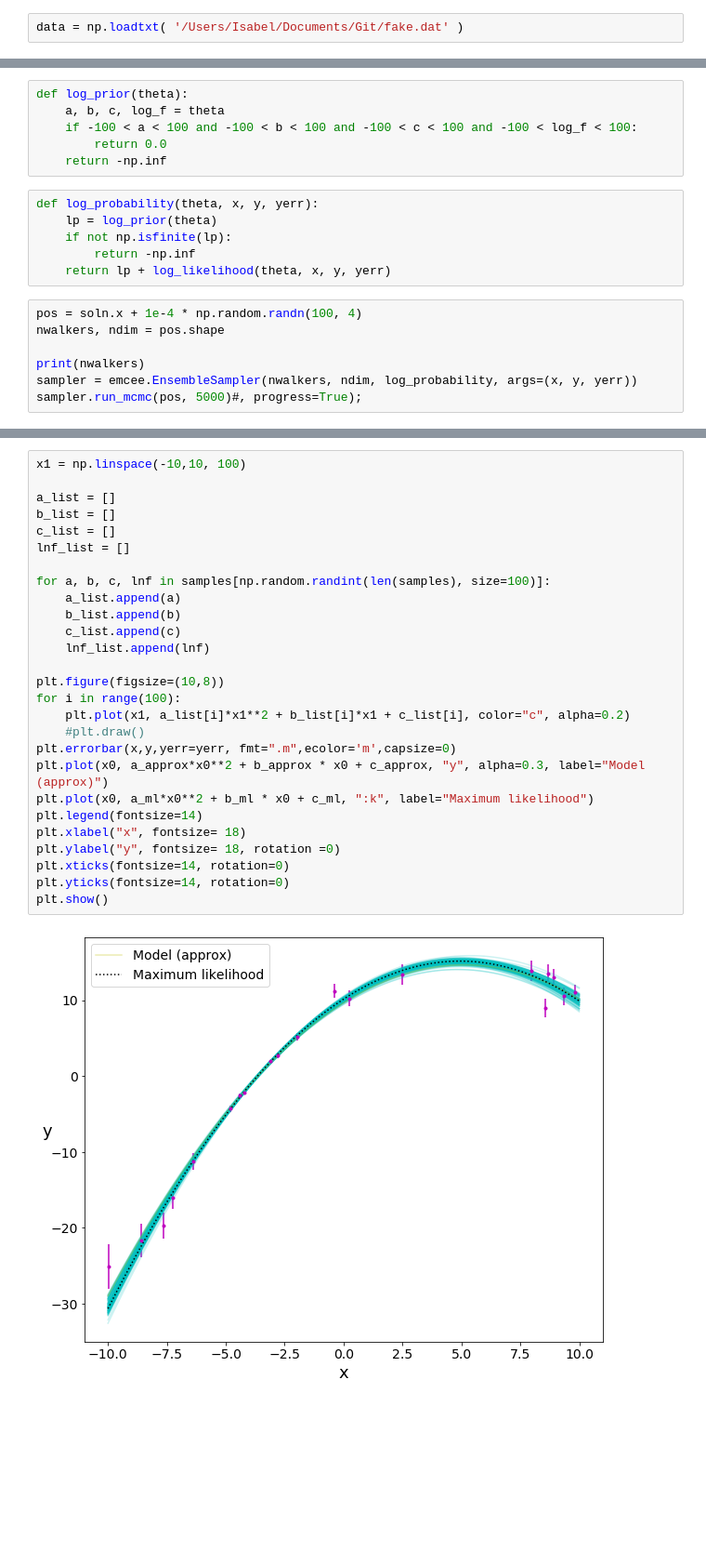
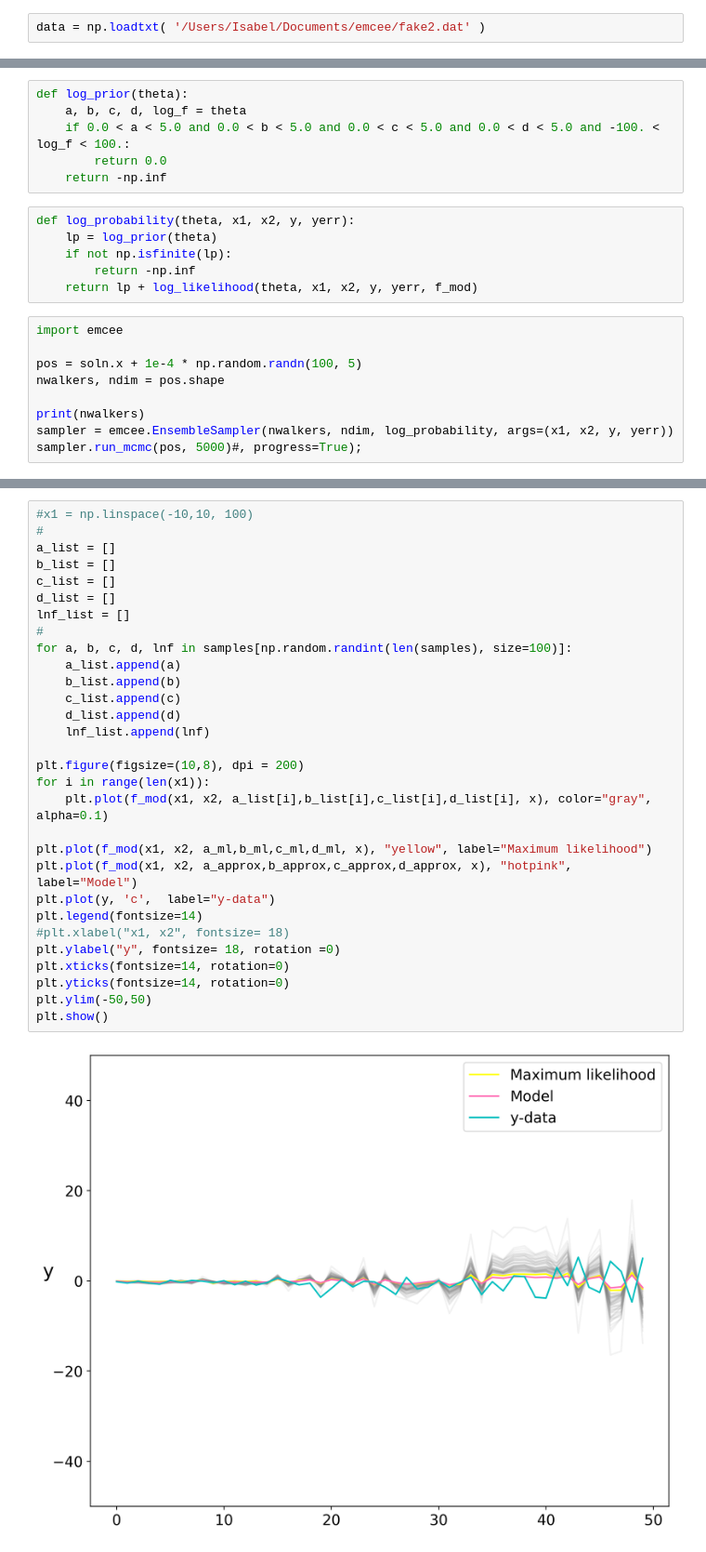
Before and after one commit to space-isa/emcee, a Jupyter notebook: emcee_fake_data_practice-Copy1.ipynb, the cells around one changed output, grey strips where cells are left out. Shown at 93% size. Cells and saved outputs as stored; diff of their text form; blank space fills up the shorter version.

```diff
--- a/emcee_fake_data_practice-Copy1.ipynb
+++ b/emcee_fake_data_practice-Copy1.ipynb
@@ -19,2 +16,2 @@ emcee version 2.2.1
 # %%
-data = np.loadtxt( '/Users/Isabel/Documents/Git/fake.dat' )
+data = np.loadtxt( '/Users/Isabel/Documents/emcee/fake2.dat' )
@@ -96,21 +155,23 @@ plt.show()
 # %%
 def log_prior(theta):
-    a, b, c, log_f = theta
-    if -100 < a < 100 and -100 < b < 100 and -100 < c < 100 and -100 < log_f < 100:
+    a, b, c, d, log_f = theta
+    if 0.0 < a < 5.0 and 0.0 < b < 5.0 and 0.0 < c < 5.0 and 0.0 < d < 5.0 and -100. < log_f < 100.:
         return 0.0
     return -np.inf
 # %%
-def log_probability(theta, x, y, yerr):
+def log_probability(theta, x1, x2, y, yerr):
     lp = log_prior(theta)
     if not np.isfinite(lp):
         return -np.inf
-    return lp + log_likelihood(theta, x, y, yerr)
+    return lp + log_likelihood(theta, x1, x2, y, yerr, f_mod)
 # %%
-pos = soln.x + 1e-4 * np.random.randn(100, 4)
+import emcee
+
+pos = soln.x + 1e-4 * np.random.randn(100, 5)
 nwalkers, ndim = pos.shape
 
 print(nwalkers)
-sampler = emcee.EnsembleSampler(nwalkers, ndim, log_probability, args=(x, y, yerr))
+sampler = emcee.EnsembleSampler(nwalkers, ndim, log_probability, args=(x1, x2, y, yerr))
 sampler.run_mcmc(pos, 5000)#, progress=True);
 # %% [output]
 100
@@ -143,29 +204,32 @@ fig.savefig("triangle.png")
 # %%
-x1 = np.linspace(-10,10, 100)
-
+#x1 = np.linspace(-10,10, 100)
+#
 a_list = []
 b_list = []
 c_list = []
+d_list = []
 lnf_list = []
-
-for a, b, c, lnf in samples[np.random.randint(len(samples), size=100)]:
+#
+for a, b, c, d, lnf in samples[np.random.randint(len(samples), size=100)]:
     a_list.append(a)
     b_list.append(b)
     c_list.append(c)
+    d_list.append(d)
     lnf_list.append(lnf)
 
-plt.figure(figsize=(10,8))
-for i in range(100):
-    plt.plot(x1, a_list[i]*x1**2 + b_list[i]*x1 + c_list[i], color="c", alpha=0.2)
-    #plt.draw()
-plt.errorbar(x,y,yerr=yerr, fmt=".m",ecolor='m',capsize=0)
-plt.plot(x0, a_approx*x0**2 + b_approx * x0 + c_approx, "y", alpha=0.3, label="Model (approx)")
-plt.plot(x0, a_ml*x0**2 + b_ml * x0 + c_ml, ":k", label="Maximum likelihood")
+plt.figure(figsize=(10,8), dpi = 200)
+for i in range(len(x1)):
+    plt.plot(f_mod(x1, x2, a_list[i],b_list[i],c_list[i],d_list[i], x), color="gray", alpha=0.1)
+
+plt.plot(f_mod(x1, x2, a_ml,b_ml,c_ml,d_ml, x), "yellow", label="Maximum likelihood")
+plt.plot(f_mod(x1, x2, a_approx,b_approx,c_approx,d_approx, x), "hotpink", label="Model")
+plt.plot(y, 'c',  label="y-data")
 plt.legend(fontsize=14)
-plt.xlabel("x", fontsize= 18)
+#plt.xlabel("x1, x2", fontsize= 18)
 plt.ylabel("y", fontsize= 18, rotation =0)
 plt.xticks(fontsize=14, rotation=0)
 plt.yticks(fontsize=14, rotation=0)
+plt.ylim(-50,50)
 plt.show()
 # %% [output]
-[figure, old version]
+[figure, new version]
```
Also changed, not shown: parts of 16 cells of this notebook.
